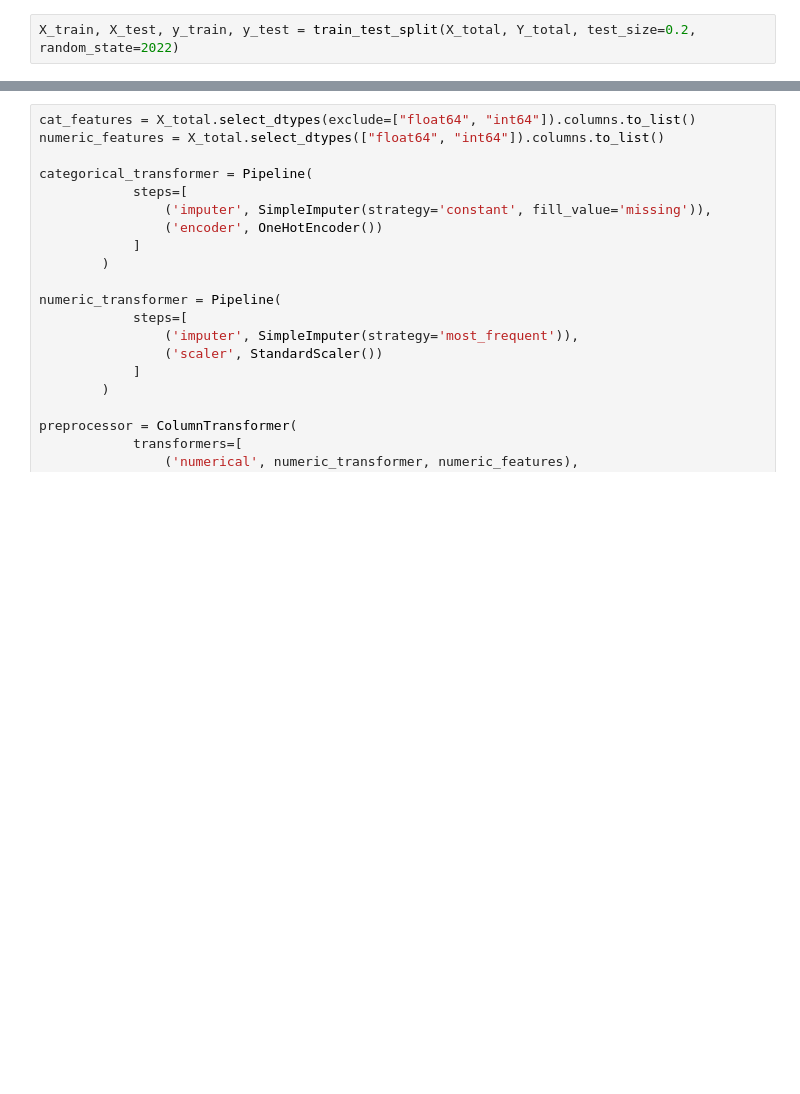
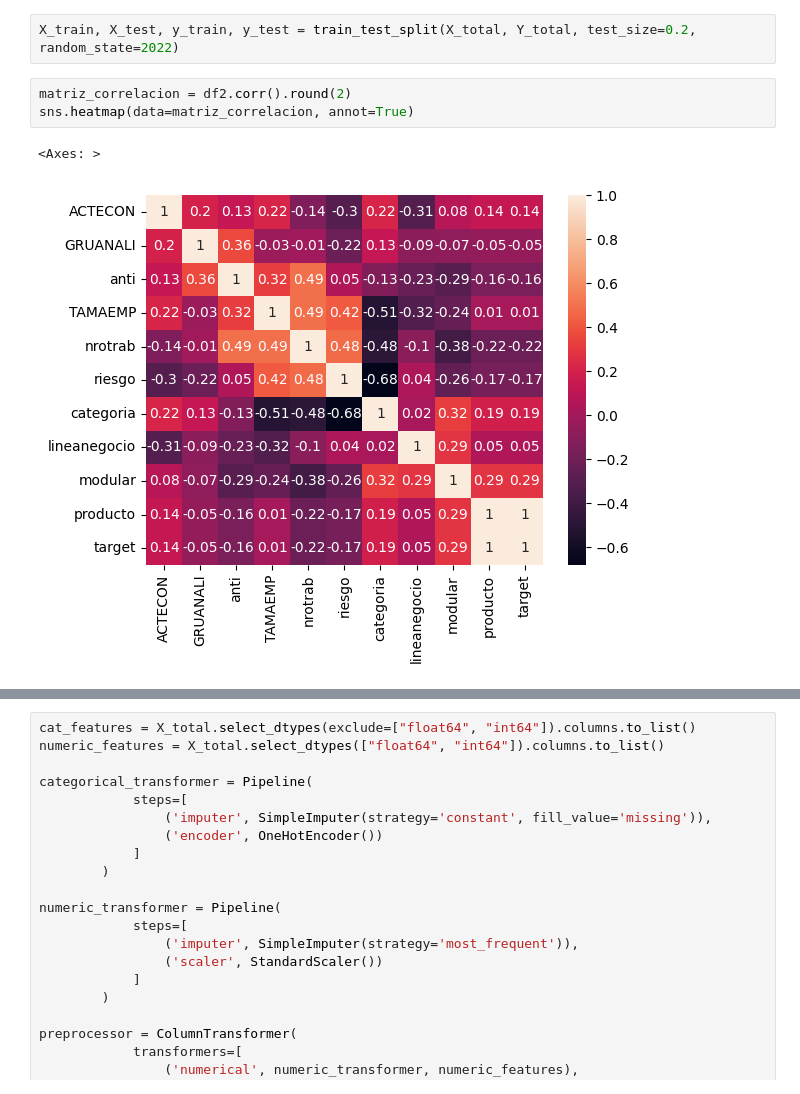
Before and after one commit to lmencisoe/seguros, a Jupyter notebook: Modelo_seguros_v2.ipynb, the cells around one changed output, grey strips where cells are left out. Drawn from its saved outputs; the diff is of its cells as text; blank space fills up the shorter version.

```diff
--- a/Modelo_seguros_v2.ipynb
+++ b/Modelo_seguros_v2.ipynb
@@ -74,3 +74,9 @@ df2['target'] = df2['producto']
 Y_total = df2['target'].astype(float)
 # %%
 X_train, X_test, y_train, y_test = train_test_split(X_total, Y_total, test_size=0.2, random_state=2022)
+# %%
+matriz_correlacion = df2.corr().round(2)
+sns.heatmap(data=matriz_correlacion, annot=True)
+# %% [output]
+<Axes: >
+[figure, added]
```
Also changed, not shown: parts of 6 cells of this notebook.
